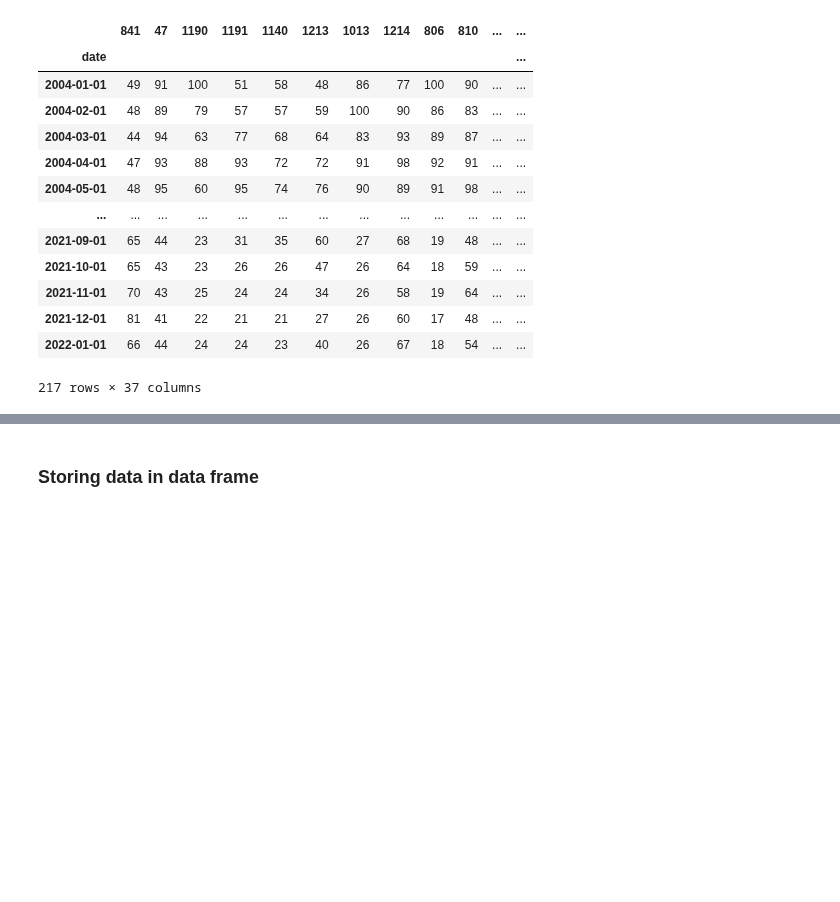
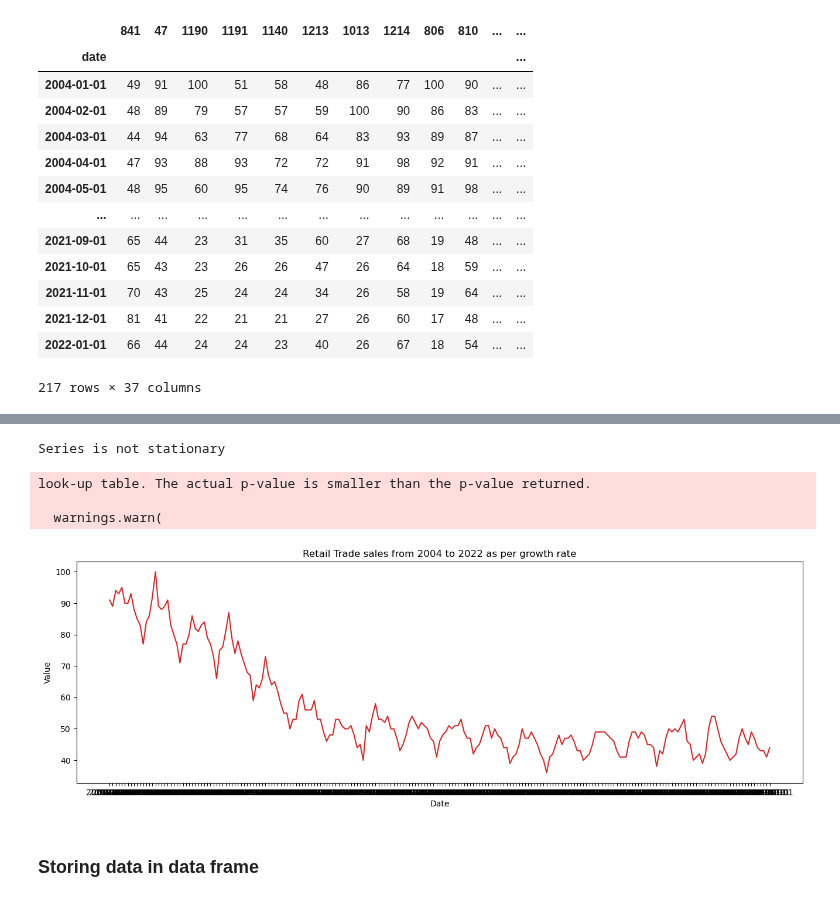
Before and after one commit to ubco-mds-2021-labs/capstone-project-googletrends_capstone, a Jupyter notebook: src/notebooks/retailsales_notebook.ipynb, the cells around one changed output, grey strips where cells are left out. Cells and saved outputs as stored; diff of their text form; code cells hidden in the pictures; blank space fills up the shorter version.

Commit message:
Adding code for google trends stationary time series checking

```diff
--- a/src/notebooks/retailsales_notebook.ipynb
+++ b/src/notebooks/retailsales_notebook.ipynb
@@ -229,3 +229,6 @@ FinalData
 | 2021-12-01 | 81 | 41 | 22 | 21 | 21 | 27 | 26 | 60 | 17 | 48 | ... | ... |
 | 2022-01-01 | 66 | 44 | 24 | 24 | 23 | 40 | 26 | 67 | 18 | 54 | ... | ... |
 217 rows × 37 columns
+# %%
+f=pd.read_csv('../../src/notebooks/FinalRetailData.csv')
+f
@@ -232,3 +249,18 @@ FinalData
+# %%
+kpss_test(f['47'])
+# %% [output]
+Series is not stationary
+look-up table. The actual p-value is smaller than the p-value returned.
+
+  warnings.warn(
+# %%
+# Plot for growth rate
+plot_df(f,
+        x=f['date'],
+        y=f['47'],
+        title='Retail Trade sales from 2004 to 2022 as per growth rate')
+# %% [output]
+[figure, added]
 # %% [markdown]
 ### Storing data in data frame
 # %%
```
Also changed, not shown: parts of 1 cell of this notebook.
